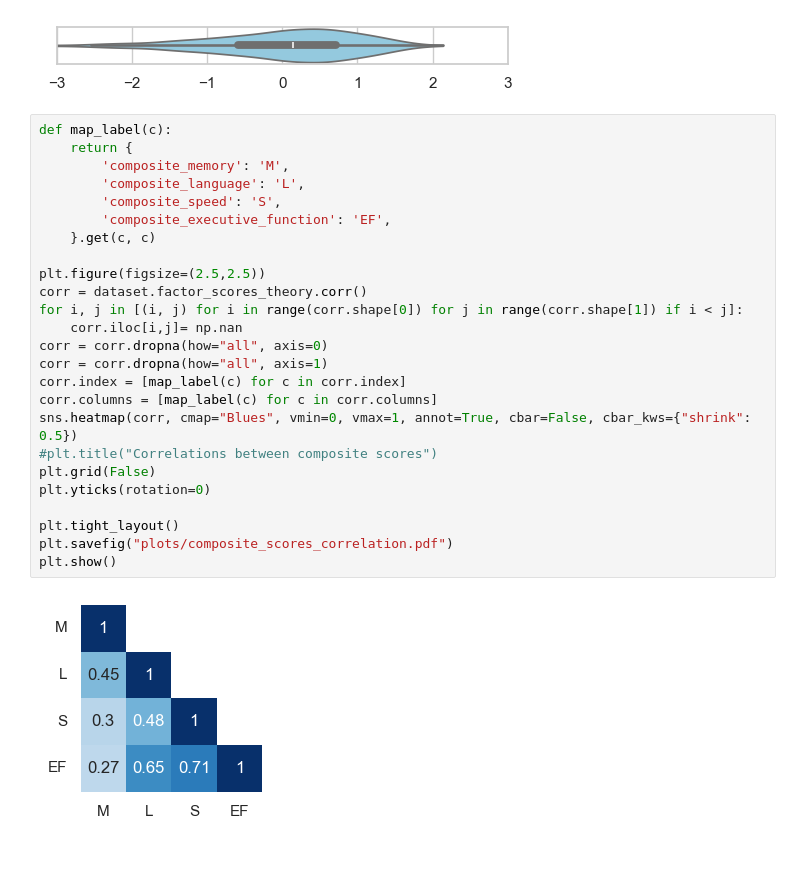
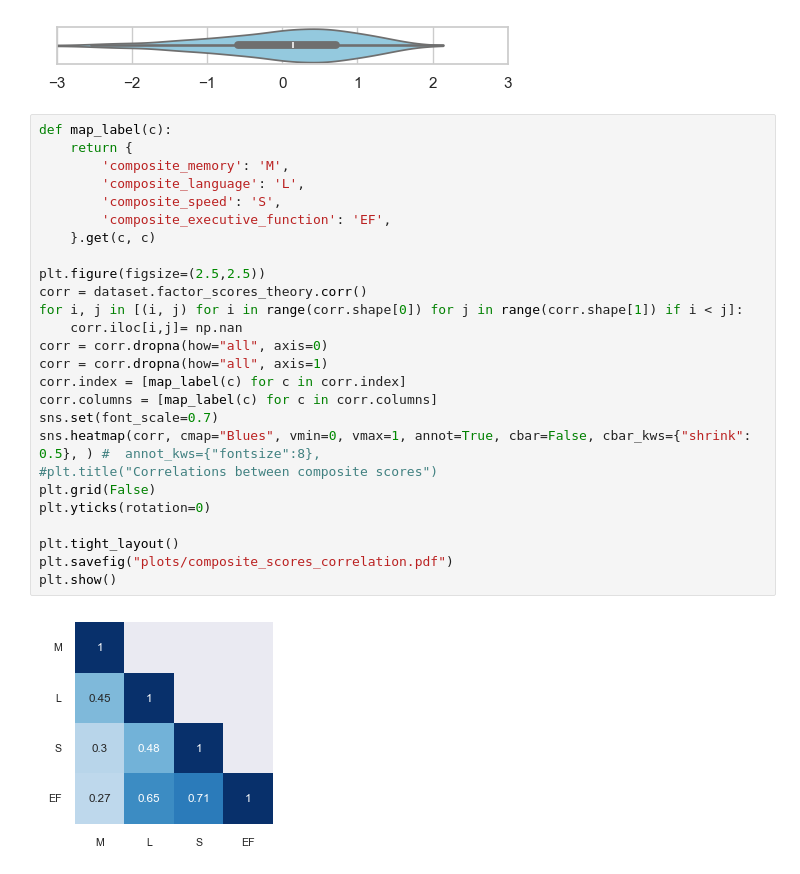
Before and after one commit to jheitz/speech_cognitive_biomarker, a Jupyter notebook: analyses/statistics_cognitive_scores.ipynb, the cells around one changed output. Drawn from its saved outputs; the diff is of its cells as text.

```diff
--- a/analyses/statistics_cognitive_scores.ipynb
+++ b/analyses/statistics_cognitive_scores.ipynb
@@ -389,27 +392,28 @@ for ax, col in zip(axes, dataset.factor_scores_theory.columns):
 # %%
 def map_label(c):
     return {
         'composite_memory': 'M',
         'composite_language': 'L',
         'composite_speed': 'S',
         'composite_executive_function': 'EF',
     }.get(c, c)
 
 plt.figure(figsize=(2.5,2.5))
 corr = dataset.factor_scores_theory.corr()
 for i, j in [(i, j) for i in range(corr.shape[0]) for j in range(corr.shape[1]) if i < j]:
     corr.iloc[i,j]= np.nan
 corr = corr.dropna(how="all", axis=0)
 corr = corr.dropna(how="all", axis=1)
 corr.index = [map_label(c) for c in corr.index]
 corr.columns = [map_label(c) for c in corr.columns]
-sns.heatmap(corr, cmap="Blues", vmin=0, vmax=1, annot=True, cbar=False, cbar_kws={"shrink": 0.5})
+sns.set(font_scale=0.7)
+sns.heatmap(corr, cmap="Blues", vmin=0, vmax=1, annot=True, cbar=False, cbar_kws={"shrink": 0.5}, ) #  annot_kws={"fontsize":8},
 #plt.title("Correlations between composite scores")
 plt.grid(False)
 plt.yticks(rotation=0)
 
 plt.tight_layout()
 plt.savefig("plots/composite_scores_correlation.pdf")
 plt.show()
 # %% [output]
-[figure, old version]
+[figure, new version]
```
Also changed, not shown: parts of 2 cells of this notebook, 6 other files.
